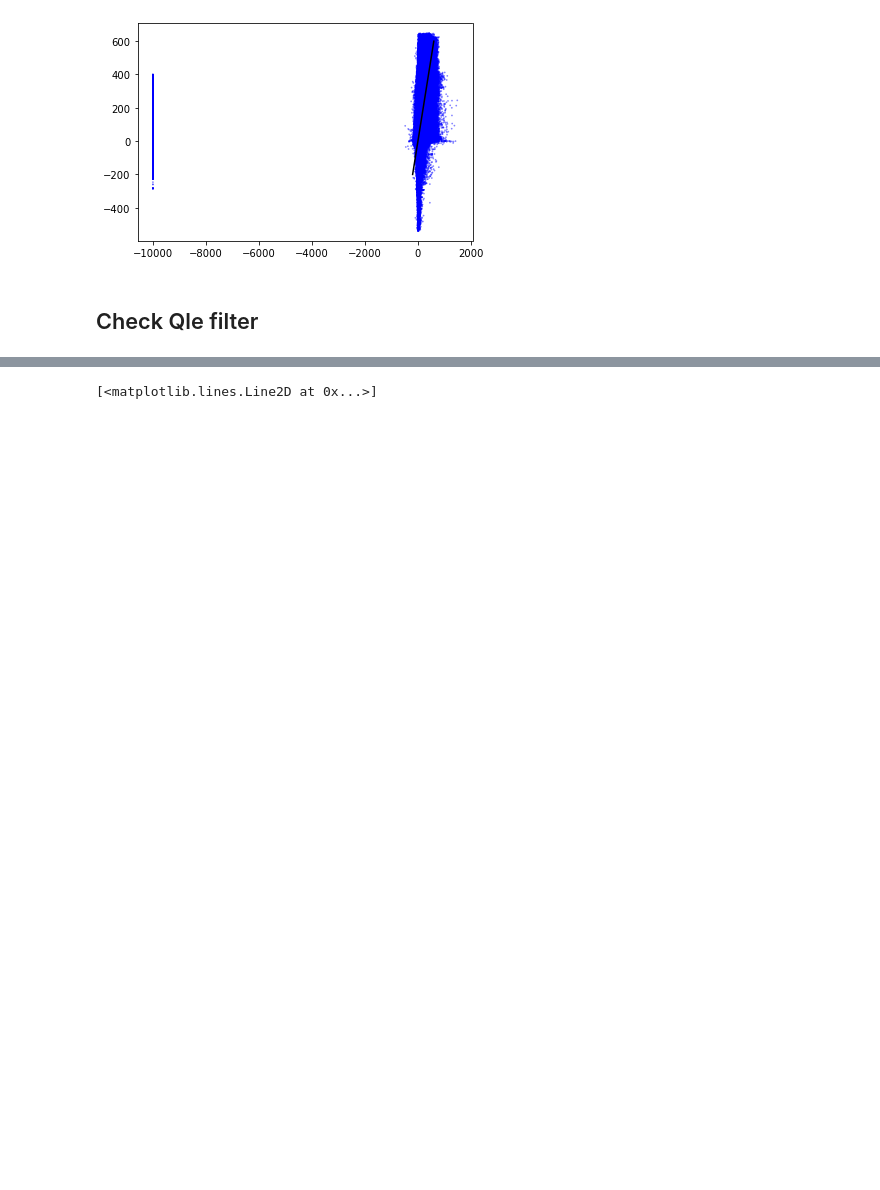
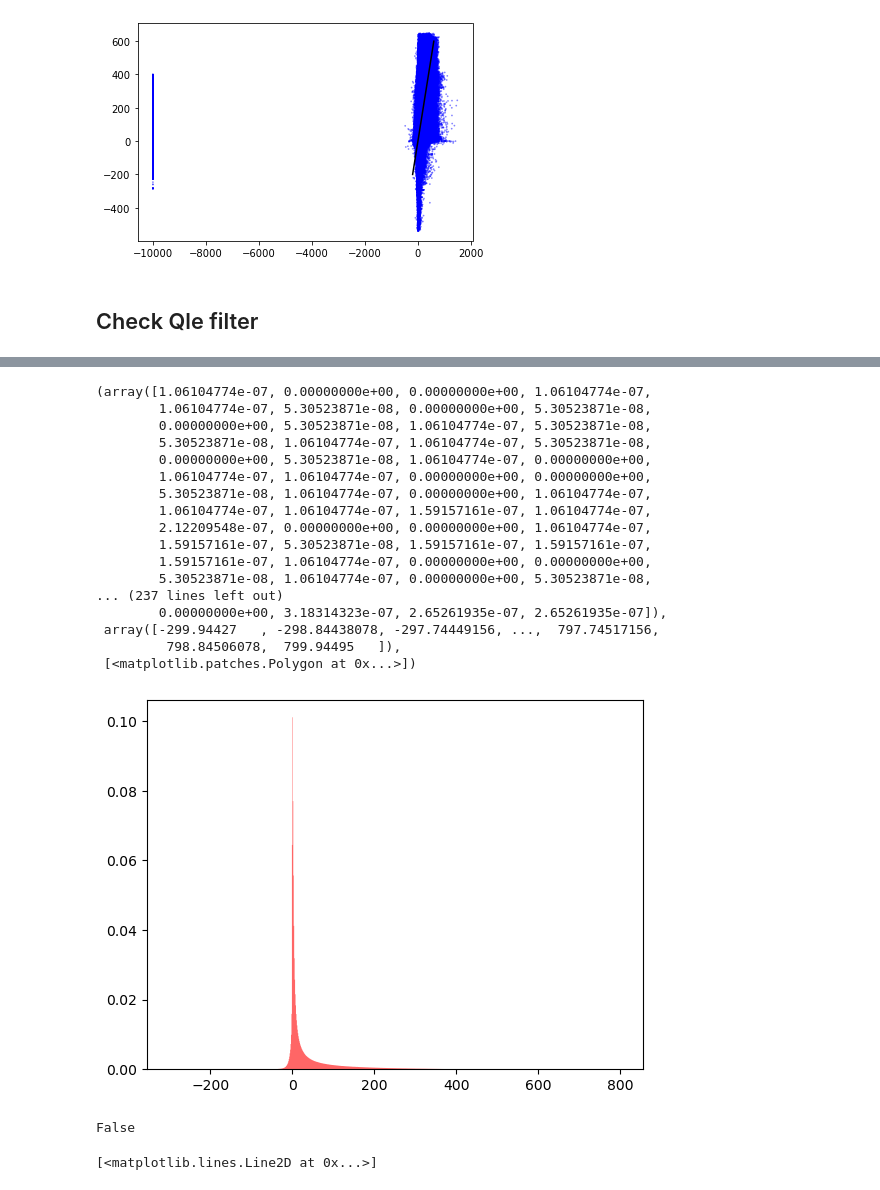
Before and after one commit to bibivking/LSM_VPD_PLUMBER2, a Jupyter notebook: check_all_sites_file.ipynb, the cells around one changed output, grey strips where cells are left out. Saved outputs shown, nothing was run; the diff lists cells and outputs as text; code cells hidden in the pictures; blank space fills up the shorter version.

```diff
--- a/check_all_sites_file.ipynb
+++ b/check_all_sites_file.ipynb
@@ -219,3 +233,28 @@ plt.scatter(var['model_CABLE'],var_filter['model_CABLE'], s=0.5, facecolors='non
+# %%
+plt.hist(var_filter['model_CABLE'], bins=1000, density=True, alpha=0.6, color='red',label='pdf', histtype='stepfilled')
+# %% [output]
+(array([1.06104774e-07, 0.00000000e+00, 0.00000000e+00, 1.06104774e-07,
+        1.06104774e-07, 5.30523871e-08, 0.00000000e+00, 5.30523871e-08,
+        0.00000000e+00, 5.30523871e-08, 1.06104774e-07, 5.30523871e-08,
+        5.30523871e-08, 1.06104774e-07, 1.06104774e-07, 5.30523871e-08,
+        0.00000000e+00, 5.30523871e-08, 1.06104774e-07, 0.00000000e+00,
+        1.06104774e-07, 1.06104774e-07, 0.00000000e+00, 0.00000000e+00,
+        5.30523871e-08, 1.06104774e-07, 0.00000000e+00, 1.06104774e-07,
+        1.06104774e-07, 1.06104774e-07, 1.59157161e-07, 1.06104774e-07,
+        2.12209548e-07, 0.00000000e+00, 0.00000000e+00, 1.06104774e-07,
+        1.59157161e-07, 5.30523871e-08, 1.59157161e-07, 1.59157161e-07,
+        1.59157161e-07, 1.06104774e-07, 0.00000000e+00, 0.00000000e+00,
+        5.30523871e-08, 1.06104774e-07, 0.00000000e+00, 5.30523871e-08,
+... (237 lines left out)
+        0.00000000e+00, 3.18314323e-07, 2.65261935e-07, 2.65261935e-07]),
+ array([-299.94427   , -298.84438078, -297.74449156, ...,  797.74517156,
+         798.84506078,  799.94495   ]),
+ [<matplotlib.patches.Polygon at 0x...>])
+[figure, added]
+# %%
+np.nan == np.nan
+# %% [output]
+False
 # %%
 plt.scatter(var['model_CABLE'],var['model_CABLE'], s=0.5, facecolors='none', edgecolors='blue',  alpha=0.5, label='data points')
 plt.plot(np.arange(-200,800),np.arange(-200,800),c='black')
```
Also changed, not shown: parts of 3 cells of this notebook, 34 other files.
